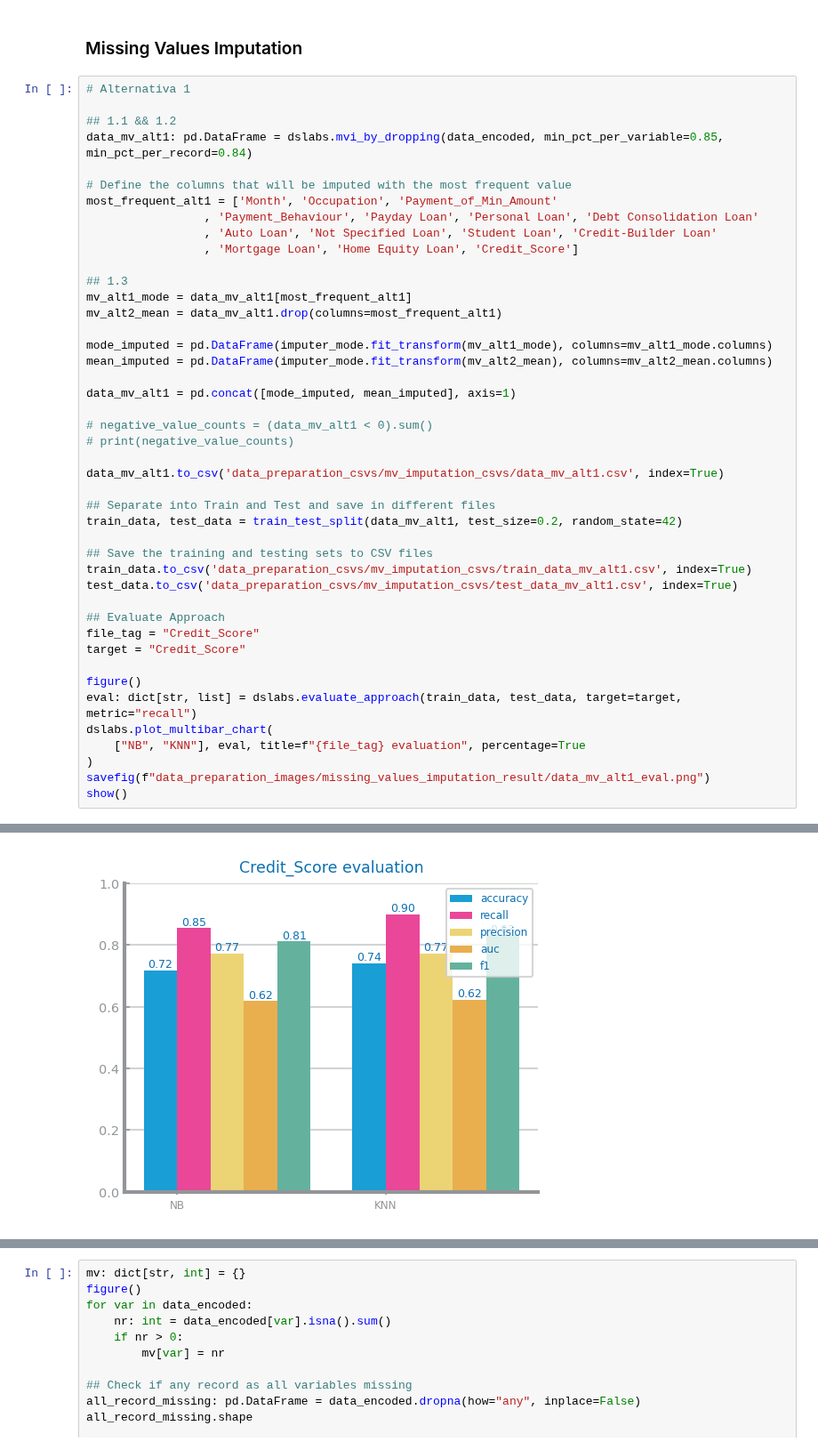
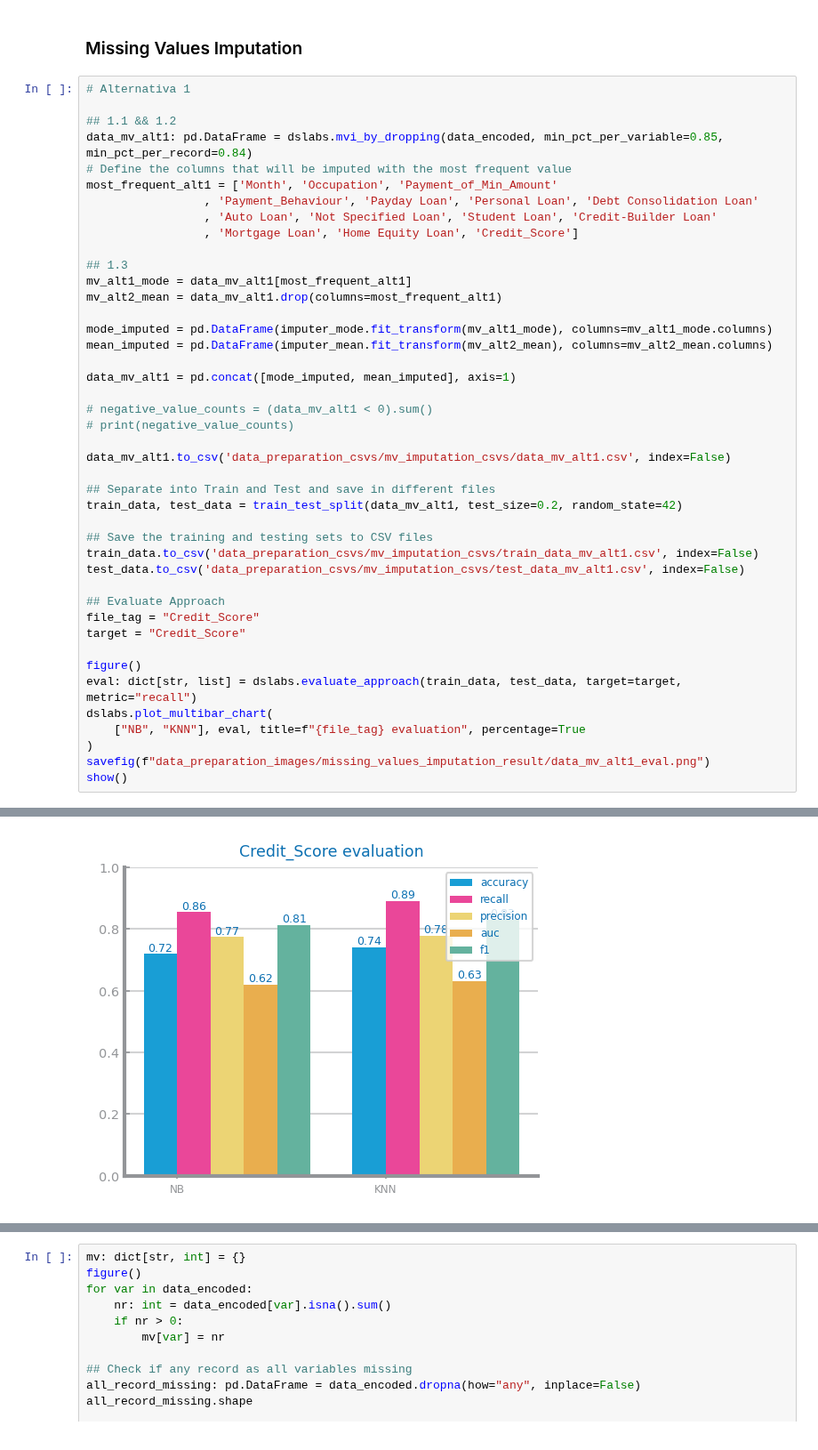
Before and after one commit to franciscoAbreuTecnico/Data-Science-IST, a Jupyter notebook: dataset_services/data_mv_imputation.ipynb, the cells around one changed output, grey strips where cells are left out. Shown at 89% size. Cells and saved outputs as stored; diff of their text form.

Commit message:
Alt2 MV Imputation.

```diff
--- a/dataset_services/data_mv_imputation.ipynb
+++ b/dataset_services/data_mv_imputation.ipynb
@@ -42,7 +44,6 @@ Dataset nr records=100000 nr variables=32
 
 ## 1.1 && 1.2
 data_mv_alt1: pd.DataFrame = dslabs.mvi_by_dropping(data_encoded, min_pct_per_variable=0.85, min_pct_per_record=0.84)
-
 # Define the columns that will be imputed with the most frequent value
 most_frequent_alt1 = ['Month', 'Occupation', 'Payment_of_Min_Amount'
                  , 'Payment_Behaviour', 'Payday Loan', 'Personal Loan', 'Debt Consolidation Loan'
@@ -53,35 +54,35 @@ most_frequent_alt1 = ['Month', 'Occupation', 'Payment_of_Min_Amount'
 mv_alt1_mode = data_mv_alt1[most_frequent_alt1]
 mv_alt2_mean = data_mv_alt1.drop(columns=most_frequent_alt1)
 
 mode_imputed = pd.DataFrame(imputer_mode.fit_transform(mv_alt1_mode), columns=mv_alt1_mode.columns)
-mean_imputed = pd.DataFrame(imputer_mode.fit_transform(mv_alt2_mean), columns=mv_alt2_mean.columns)
+mean_imputed = pd.DataFrame(imputer_mean.fit_transform(mv_alt2_mean), columns=mv_alt2_mean.columns)
 
 data_mv_alt1 = pd.concat([mode_imputed, mean_imputed], axis=1)
 
 # negative_value_counts = (data_mv_alt1 < 0).sum()
 # print(negative_value_counts)
 
-data_mv_alt1.to_csv('data_preparation_csvs/mv_imputation_csvs/data_mv_alt1.csv', index=True)
+data_mv_alt1.to_csv('data_preparation_csvs/mv_imputation_csvs/data_mv_alt1.csv', index=False)
 
 ## Separate into Train and Test and save in different files
 train_data, test_data = train_test_split(data_mv_alt1, test_size=0.2, random_state=42)
 
 ## Save the training and testing sets to CSV files
-train_data.to_csv('data_preparation_csvs/mv_imputation_csvs/train_data_mv_alt1.csv', index=True)
-test_data.to_csv('data_preparation_csvs/mv_imputation_csvs/test_data_mv_alt1.csv', index=True)
+train_data.to_csv('data_preparation_csvs/mv_imputation_csvs/train_data_mv_alt1.csv', index=False)
+test_data.to_csv('data_preparation_csvs/mv_imputation_csvs/test_data_mv_alt1.csv', index=False)
 
 ## Evaluate Approach
 file_tag = "Credit_Score"
 target = "Credit_Score"
 
 figure()
 eval: dict[str, list] = dslabs.evaluate_approach(train_data, test_data, target=target, metric="recall")
 dslabs.plot_multibar_chart(
     ["NB", "KNN"], eval, title=f"{file_tag} evaluation", percentage=True
 )
 savefig(f"data_preparation_images/missing_values_imputation_result/data_mv_alt1_eval.png")
 show()
 # %% [output]
   File "c:\Users\franc\AppData\Local\Programs\Python\Python312\Lib\site-packages\joblib\externals\loky\backend\context.py", line 282, in _count_physical_cores
     raise ValueError(f"found {cpu_count_physical} physical cores < 1")
-[figure, old version]
+[figure, new version]
```
Also changed, not shown: parts of 6 cells of this notebook, 4 other files.
